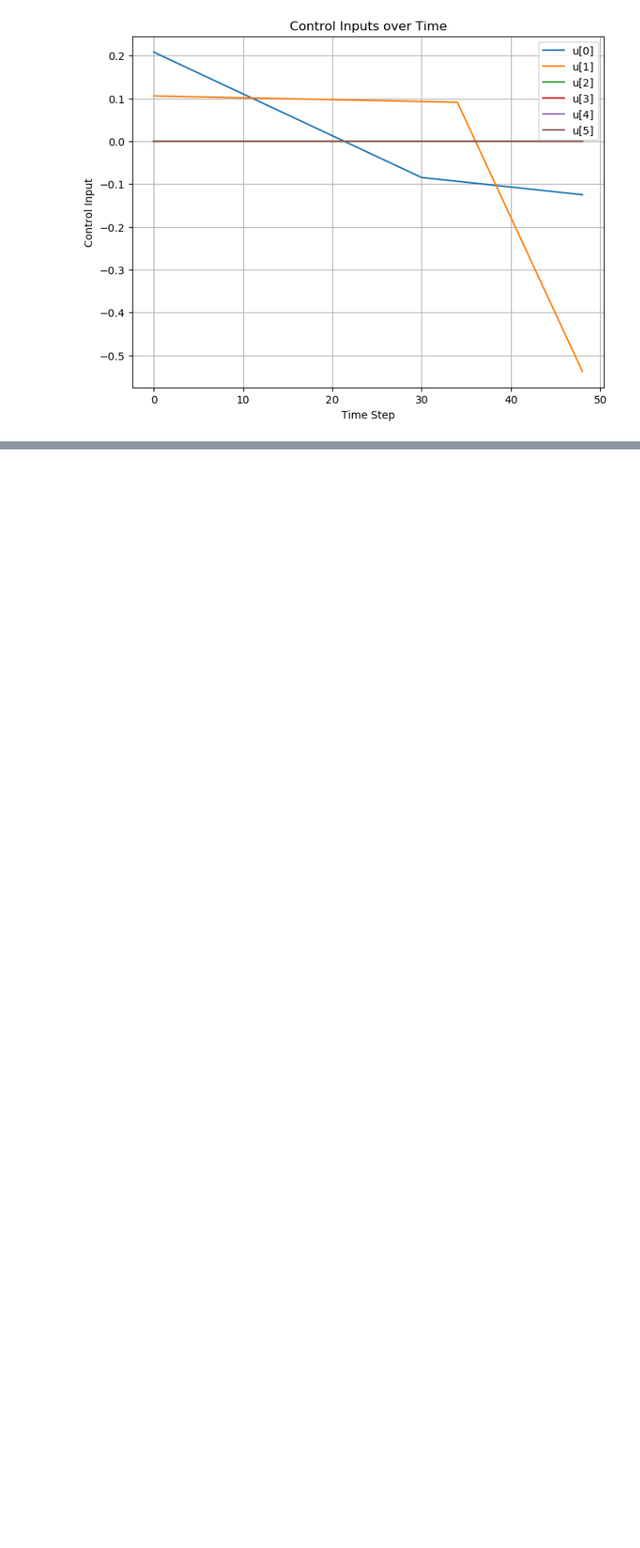
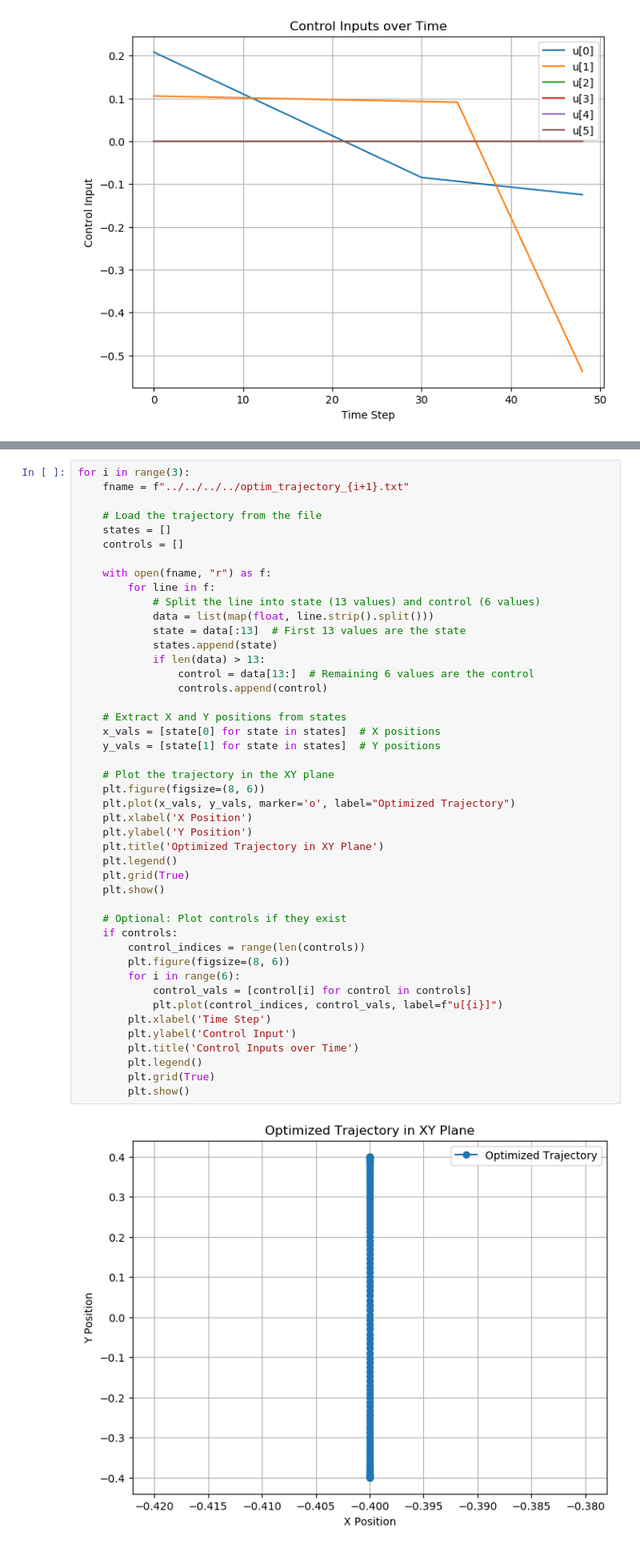
Before and after one commit to StanfordASL/astrobee, a Jupyter notebook: mobility/planner_scp_gusto/src/simple/plot_simple.ipynb, the cells around one changed output, grey strips where cells are left out. Shown: that part at 80% size. Cells and saved outputs as stored; diff of their text form; blank space fills up the shorter version.

```diff
--- a/mobility/planner_scp_gusto/src/simple/plot_simple.ipynb
+++ b/mobility/planner_scp_gusto/src/simple/plot_simple.ipynb
@@ -148,0 +245,47 @@ if controls:
+# %%
+for i in range(3):
+    fname = f"../../../../optim_trajectory_{i+1}.txt"
+
+    # Load the trajectory from the file
+    states = []
+    controls = []
+
+    with open(fname, "r") as f:
+        for line in f:
+            # Split the line into state (13 values) and control (6 values)
+            data = list(map(float, line.strip().split()))
+            state = data[:13]  # First 13 values are the state
+            states.append(state)
+            if len(data) > 13:
+                control = data[13:]  # Remaining 6 values are the control
+                controls.append(control)
+
+    # Extract X and Y positions from states
+    x_vals = [state[0] for state in states]  # X positions
+    y_vals = [state[1] for state in states]  # Y positions
+
+    # Plot the trajectory in the XY plane
+    plt.figure(figsize=(8, 6))
+    plt.plot(x_vals, y_vals, marker='o', label="Optimized Trajectory")
+    plt.xlabel('X Position')
+    plt.ylabel('Y Position')
+    plt.title('Optimized Trajectory in XY Plane')
+    plt.legend()
+    plt.grid(True)
+    plt.show()
+
+    # Optional: Plot controls if they exist
+    if controls:
+        control_indices = range(len(controls))
+        plt.figure(figsize=(8, 6))
+        for i in range(6):
+            control_vals = [control[i] for control in controls]
+            plt.plot(control_indices, control_vals, label=f"u[{i}]")
+        plt.xlabel('Time Step')
+        plt.ylabel('Control Input')
+        plt.title('Control Inputs over Time')
+        plt.legend()
+        plt.grid(True)
+        plt.show()
+# %% [output]
+[figure, added]
```
Also changed, not shown: parts of 5 cells of this notebook, 3 other files.
